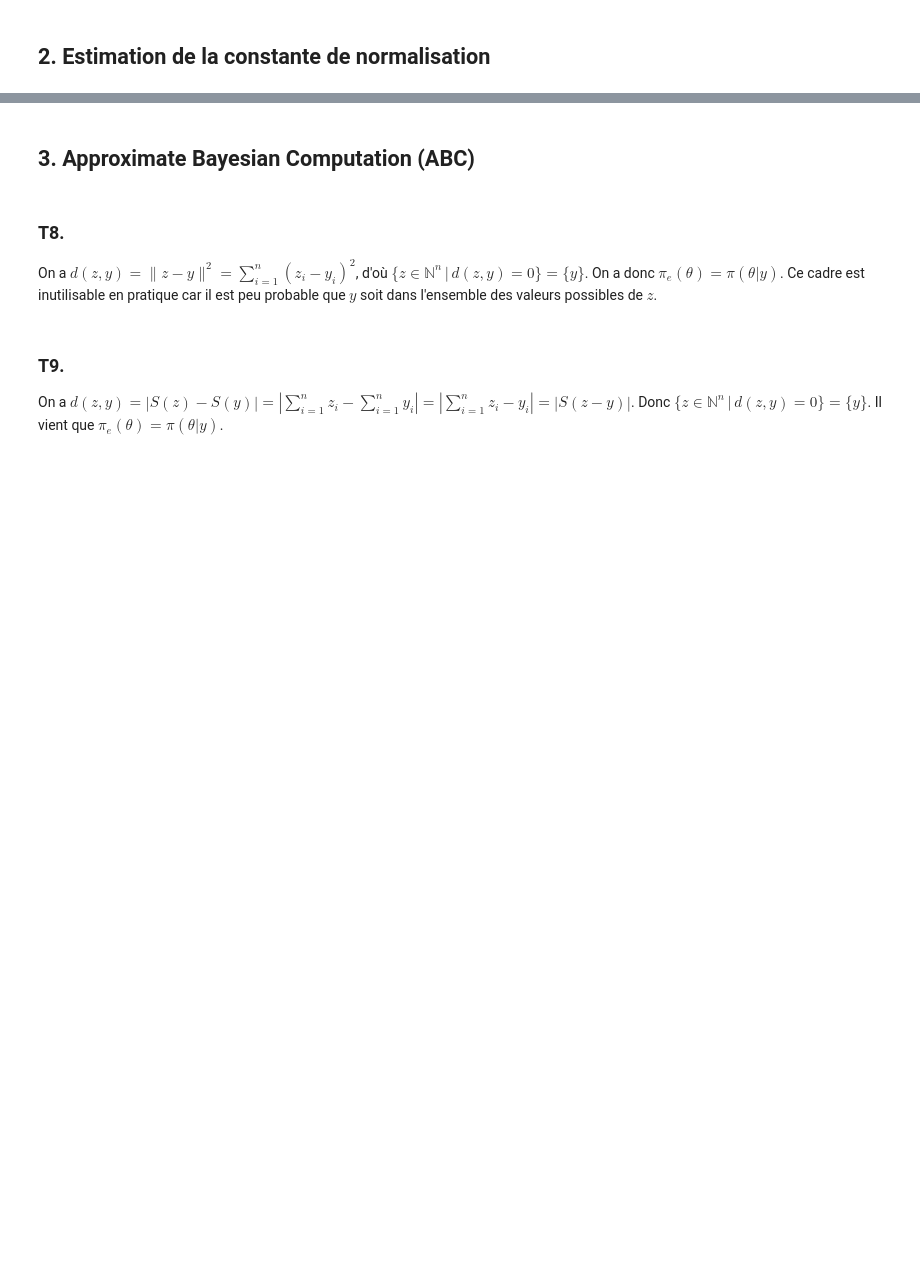
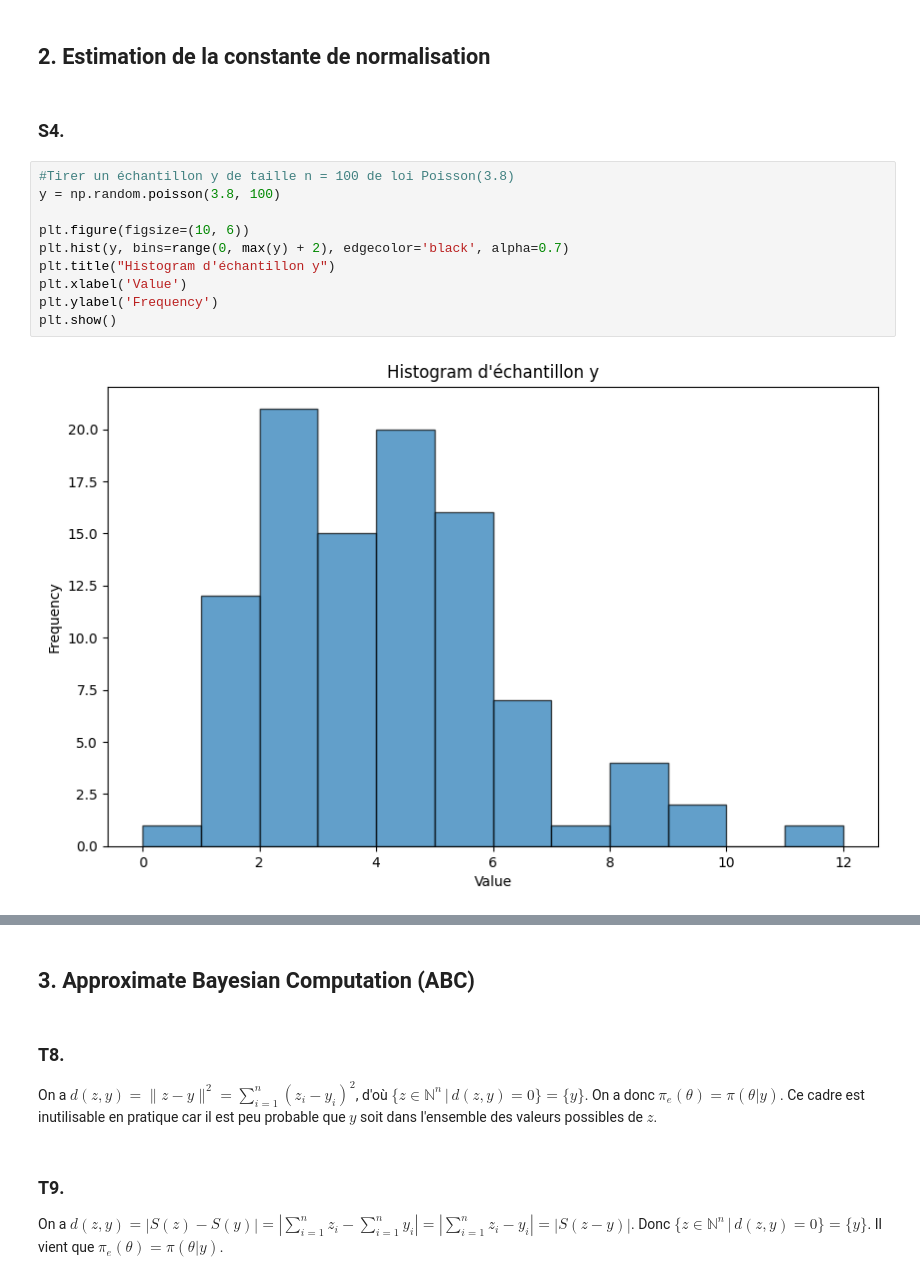
Before and after one commit to lekoduckhoi/MAP361P, a Jupyter notebook: MAP361P-Nb.ipynb, the cells around one changed output, grey strips where cells are left out. Saved outputs shown, nothing was run; the diff lists cells and outputs as text; blank space fills up the shorter version.

```diff
--- a/MAP361P-Nb.ipynb
+++ b/MAP361P-Nb.ipynb
@@ -191,2 +190,16 @@ La difference entre l'estimateur et (θ)₀ est = 0.01954804519548059
 # %% [markdown]
 ## 2. Estimation de la constante de normalisation
+# %% [markdown]
+### S4.
+# %%
+#Tirer un échantillon y de taille n = 100 de loi Poisson(3.8)
+y = np.random.poisson(3.8, 100)
+
+plt.figure(figsize=(10, 6))
+plt.hist(y, bins=range(0, max(y) + 2), edgecolor='black', alpha=0.7)
+plt.title("Histogram d'échantillon y")
+plt.xlabel('Value')
+plt.ylabel('Frequency')
+plt.show()
+# %% [output]
+[figure, added]
```
Also changed, not shown: parts of 8 cells of this notebook.
